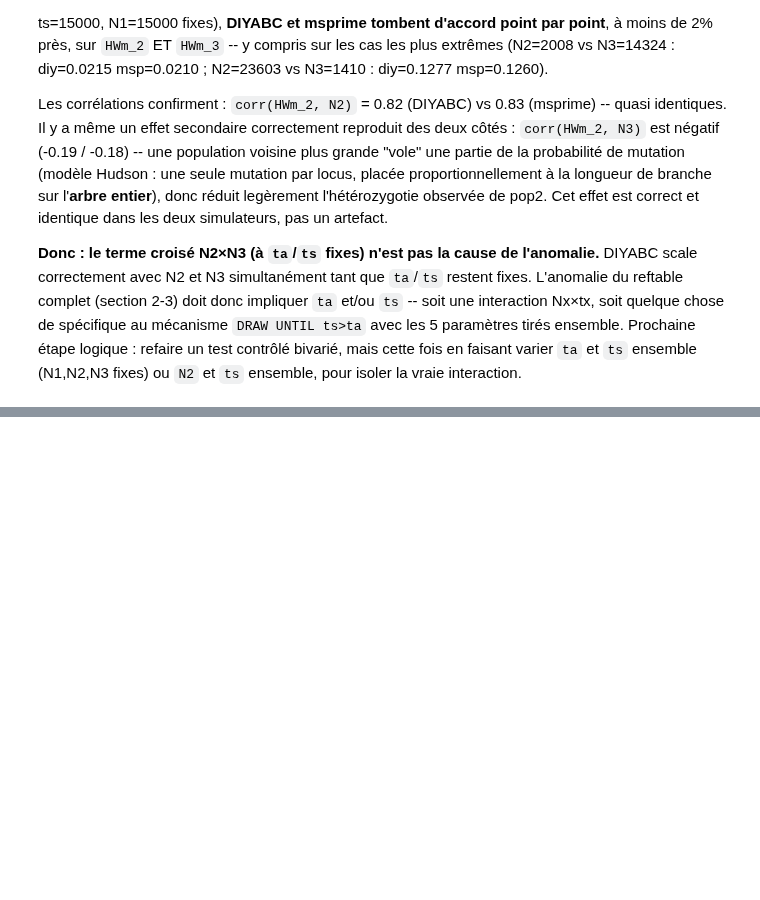
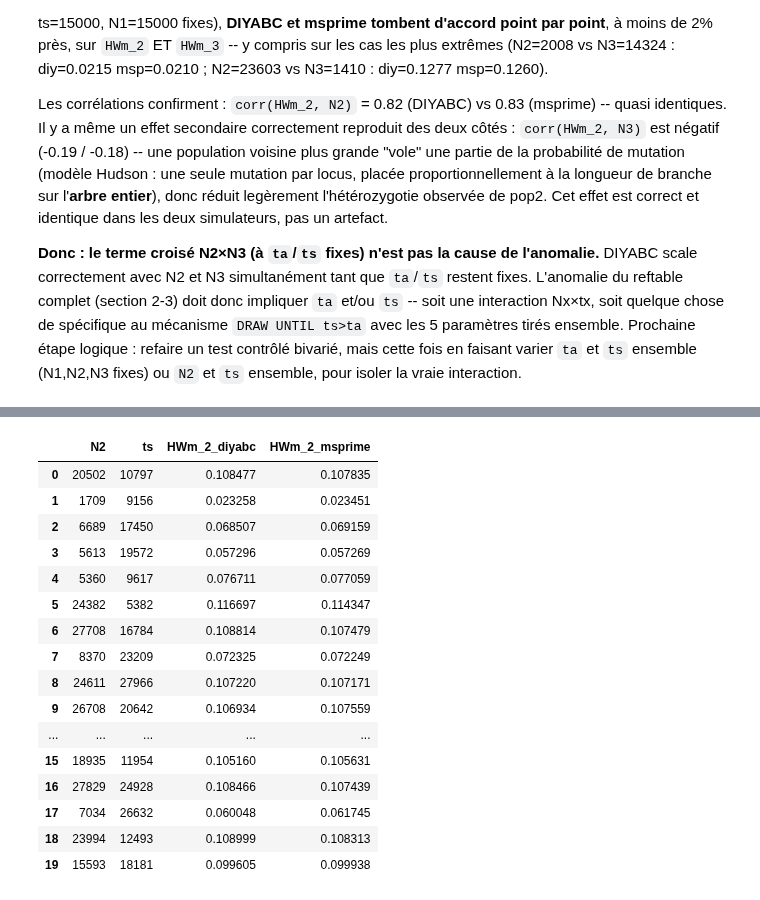
Before and after one commit to Guillaume-BR/diyabc_msprime_poc, a Jupyter notebook: notebook/correlation_N2_N3_HWm_anomaly.ipynb, the cells around one changed output, grey strips where cells are left out. Saved outputs shown, nothing was run; the diff lists cells and outputs as text; code cells hidden in the pictures; blank space fills up the shorter version.

```diff
--- a/notebook/correlation_N2_N3_HWm_anomaly.ipynb
+++ b/notebook/correlation_N2_N3_HWm_anomaly.ipynb
@@ -483,0 +490,46 @@ Les corrélations confirment : `corr(HWm_2, N2)` = 0.82 (DIYABC) vs 0.83 (msprim
+# %%
+FIXED_N1_TS, FIXED_N3_TS, FIXED_TA_TS = 15000, 15000, 5000
+N_POINTS_TS = 20
+N_REPLICATES_TS = 300
+
+rng_ts = np.random.default_rng(123)
+n2_ts_values = rng_ts.uniform(100, 30000, N_POINTS_TS).round().astype(int)
+ts_values = rng_ts.uniform(5010, 30000, N_POINTS_TS).round().astype(int)
+
+n2ts_rows = []
+for i, (n2, ts_val) in enumerate(zip(n2_ts_values, ts_values, strict=True)):
+    dir_ref = ROOT_DIR / "reference" / f"toy_joint_n2ts_pt{i}"
+    df_diy_fixed = run_diyabc_fixed(
+        GENERAL_BINARY,
+        dir_ref,
+        FIXED_N1_TS,
+        int(n2),
+        FIXED_N3_TS,
+        FIXED_TA_TS,
+        int(ts_val),
+        n_replicates=N_REPLICATES_TS,
+    )
+    df_msp_fixed = run_msprime_fixed(
+        FIXED_N1_TS,
+        int(n2),
+        FIXED_N3_TS,
+        FIXED_TA_TS,
+        int(ts_val),
+        n_replicates=N_REPLICATES_TS,
+    )
+    n2ts_rows.append(
+        {
+            "N2": n2,
+            "ts": ts_val,
+            "HWm_2_diyabc": df_diy_fixed["HWm_2"].mean(),
+            "HWm_2_msprime": df_msp_fixed["HWm_2"].mean(),
+        }
+    )
+    print(
+        f"pt{i}: N2={n2:5d} ts={ts_val:5d}  "
+        f"HWm_2 diy={n2ts_rows[-1]['HWm_2_diyabc']:.4f} msp={n2ts_rows[-1]['HWm_2_msprime']:.4f}"
+    )
+
+df_n2ts = pd.DataFrame(n2ts_rows)
+df_n2ts
+# %% [output]
@@ -483,0 +556,17 @@ Les corrélations confirment : `corr(HWm_2, N2)` = 0.82 (DIYABC) vs 0.83 (msprim
+|  | N2 | ts | HWm_2_diyabc | HWm_2_msprime |
+| 0 | 20502 | 10797 | 0.108477 | 0.107835 |
+| 1 | 1709 | 9156 | 0.023258 | 0.023451 |
+| 2 | 6689 | 17450 | 0.068507 | 0.069159 |
+| 3 | 5613 | 19572 | 0.057296 | 0.057269 |
+| 4 | 5360 | 9617 | 0.076711 | 0.077059 |
+| 5 | 24382 | 5382 | 0.116697 | 0.114347 |
+| 6 | 27708 | 16784 | 0.108814 | 0.107479 |
+| 7 | 8370 | 23209 | 0.072325 | 0.072249 |
+| 8 | 24611 | 27966 | 0.107220 | 0.107171 |
+| 9 | 26708 | 20642 | 0.106934 | 0.107559 |
+| ... | ... | ... | ... | ... |
+| 15 | 18935 | 11954 | 0.105160 | 0.105631 |
+| 16 | 27829 | 24928 | 0.108466 | 0.107439 |
+| 17 | 7034 | 26632 | 0.060048 | 0.061745 |
+| 18 | 23994 | 12493 | 0.108999 | 0.108313 |
+| 19 | 15593 | 18181 | 0.099605 | 0.099938 |
```
Also changed, not shown: parts of 9 cells of this notebook.
